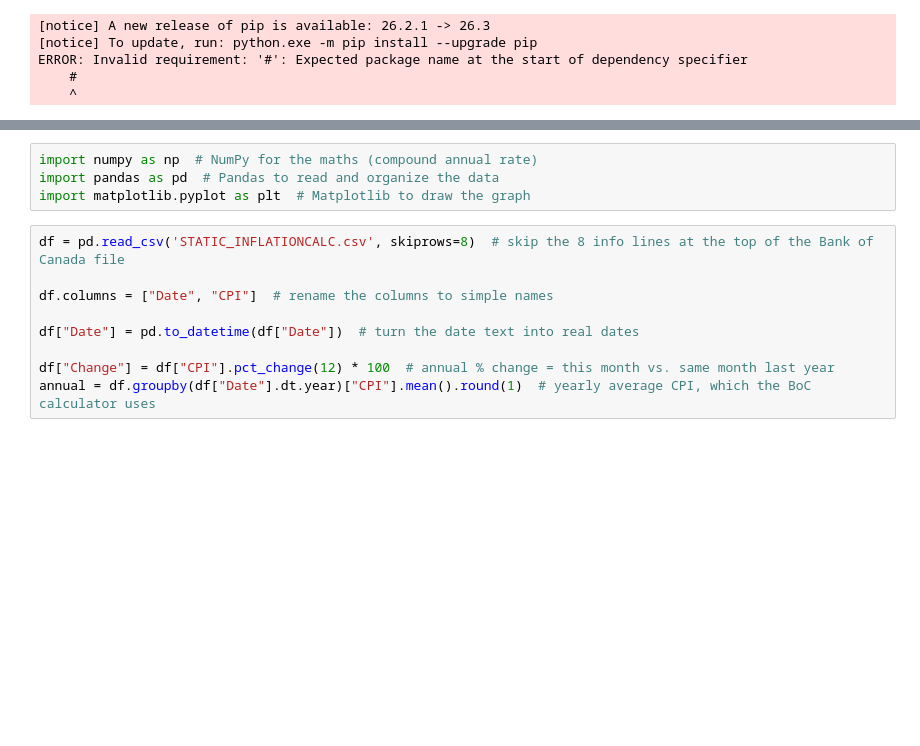
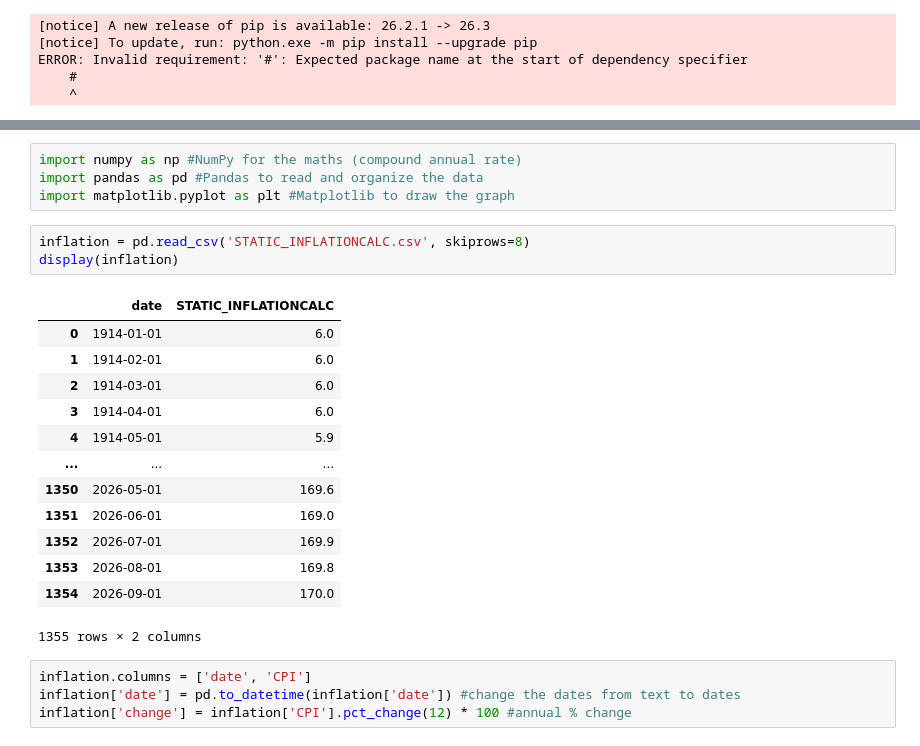
Before and after one commit to elyssadest/FINE3300-2026-A2, a Jupyter notebook: p.ipynb, the cells around one changed output, grey strips where cells are left out. Drawn from its saved outputs; the diff is of its cells as text; blank space fills up the shorter version.

```diff
--- a/p.ipynb
+++ b/p.ipynb
@@ -58,16 +36,28 @@ Note: you may need to restart the kernel to use updated packages.
 [notice] A new release of pip is available: 26.2.1 -> 26.3
 [notice] To update, run: python.exe -m pip install --upgrade pip
 # %%
-import numpy as np  # NumPy for the maths (compound annual rate)
-import pandas as pd  # Pandas to read and organize the data
-import matplotlib.pyplot as plt  # Matplotlib to draw the graph
+import numpy as np #NumPy for the maths (compound annual rate)
+import pandas as pd #Pandas to read and organize the data
+import matplotlib.pyplot as plt #Matplotlib to draw the graph
-# %%
-df = pd.read_csv('STATIC_INFLATIONCALC.csv', skiprows=8)  # skip the 8 info lines at the top of the Bank of Canada file
-
-df.columns = ["Date", "CPI"]  # rename the columns to simple names
-
-df["Date"] = pd.to_datetime(df["Date"])  # turn the date text into real dates
-
-df["Change"] = df["CPI"].pct_change(12) * 100  # annual % change = this month vs. same month last year
-annual = df.groupby(df["Date"].dt.year)["CPI"].mean().round(1)  # yearly average CPI, which the BoC calculator uses
+# %%
+inflation = pd.read_csv('STATIC_INFLATIONCALC.csv', skiprows=8)
+display(inflation)
+# %% [output]
+|  | date | STATIC_INFLATIONCALC |
+| 0 | 1914-01-01 | 6.0 |
+| 1 | 1914-02-01 | 6.0 |
+| 2 | 1914-03-01 | 6.0 |
+| 3 | 1914-04-01 | 6.0 |
+| 4 | 1914-05-01 | 5.9 |
+| ... | ... | ... |
+| 1350 | 2026-05-01 | 169.6 |
+| 1351 | 2026-06-01 | 169.0 |
+| 1352 | 2026-07-01 | 169.9 |
+| 1353 | 2026-08-01 | 169.8 |
+| 1354 | 2026-09-01 | 170.0 |
+1355 rows × 2 columns
+# %%
+inflation.columns = ['date', 'CPI']
+inflation['date'] = pd.to_datetime(inflation['date']) #change the dates from text to dates
+inflation['change'] = inflation['CPI'].pct_change(12) * 100 #annual % change
 # %%
```
Also changed, not shown: parts of 11 cells of this notebook, 1 other file.
